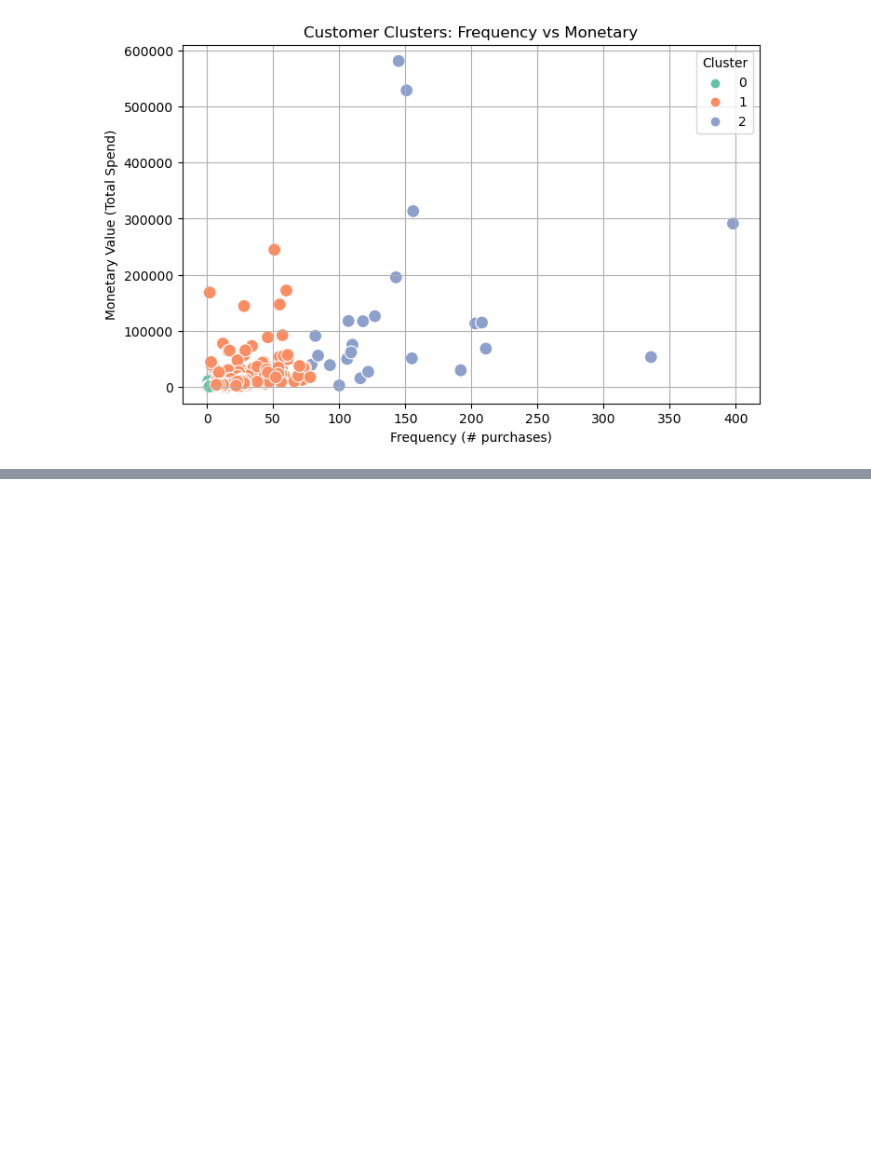
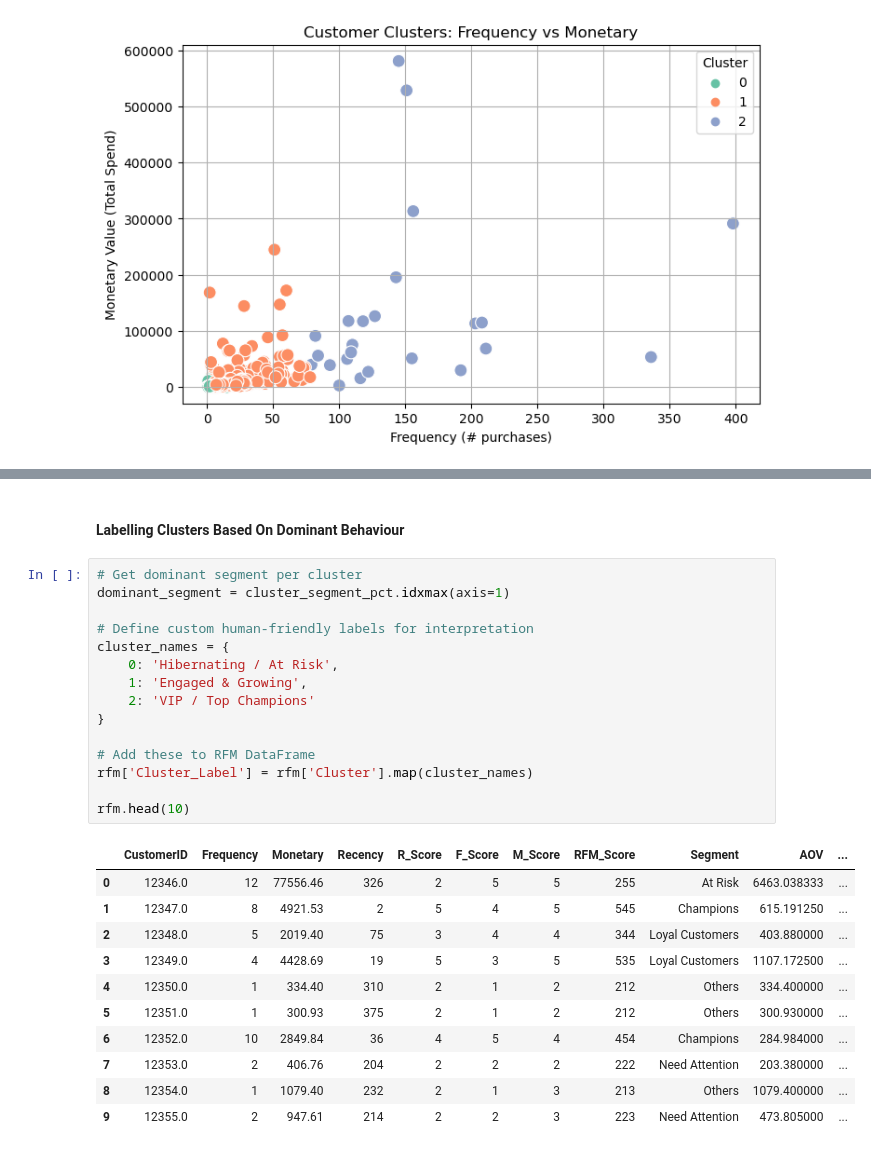
Before and after one commit to Daniel-Muruthi/customer-segmentation, a Jupyter notebook: index.ipynb, the cells around one changed output, grey strips where cells are left out. Drawn from its saved outputs; the diff is of its cells as text; blank space fills up the shorter version.

```diff
--- a/index.ipynb
+++ b/index.ipynb
@@ -722,0 +917,29 @@ print(rfm[['CustomerID', 'Segment', 'Cluster']].head())
+# %% [markdown]
+#### Labelling Clusters Based On Dominant Behaviour
+# %%
+# Get dominant segment per cluster
+dominant_segment = cluster_segment_pct.idxmax(axis=1)
+
+# Define custom human-friendly labels for interpretation
+cluster_names = {
+    0: 'Hibernating / At Risk',
+    1: 'Engaged & Growing',
+    2: 'VIP / Top Champions'
+}
+
+# Add these to RFM DataFrame
+rfm['Cluster_Label'] = rfm['Cluster'].map(cluster_names)
+
+rfm.head(10)
+# %% [output]
+|  | CustomerID | Frequency | Monetary | Recency | R_Score | F_Score | M_Score | RFM_Score | Segment | AOV | ... |
+| 0 | 12346.0 | 12 | 77556.46 | 326 | 2 | 5 | 5 | 255 | At Risk | 6463.038333 | ... |
+| 1 | 12347.0 | 8 | 4921.53 | 2 | 5 | 4 | 5 | 545 | Champions | 615.191250 | ... |
+| 2 | 12348.0 | 5 | 2019.40 | 75 | 3 | 4 | 4 | 344 | Loyal Customers | 403.880000 | ... |
+| 3 | 12349.0 | 4 | 4428.69 | 19 | 5 | 3 | 5 | 535 | Loyal Customers | 1107.172500 | ... |
+| 4 | 12350.0 | 1 | 334.40 | 310 | 2 | 1 | 2 | 212 | Others | 334.400000 | ... |
+| 5 | 12351.0 | 1 | 300.93 | 375 | 2 | 1 | 2 | 212 | Others | 300.930000 | ... |
+| 6 | 12352.0 | 10 | 2849.84 | 36 | 4 | 5 | 4 | 454 | Champions | 284.984000 | ... |
+| 7 | 12353.0 | 2 | 406.76 | 204 | 2 | 2 | 2 | 222 | Need Attention | 203.380000 | ... |
+| 8 | 12354.0 | 1 | 1079.40 | 232 | 2 | 1 | 3 | 213 | Others | 1079.400000 | ... |
+| 9 | 12355.0 | 2 | 947.61 | 214 | 2 | 2 | 3 | 223 | Need Attention | 473.805000 | ... |
```
Also changed, not shown: parts of 33 cells of this notebook.
